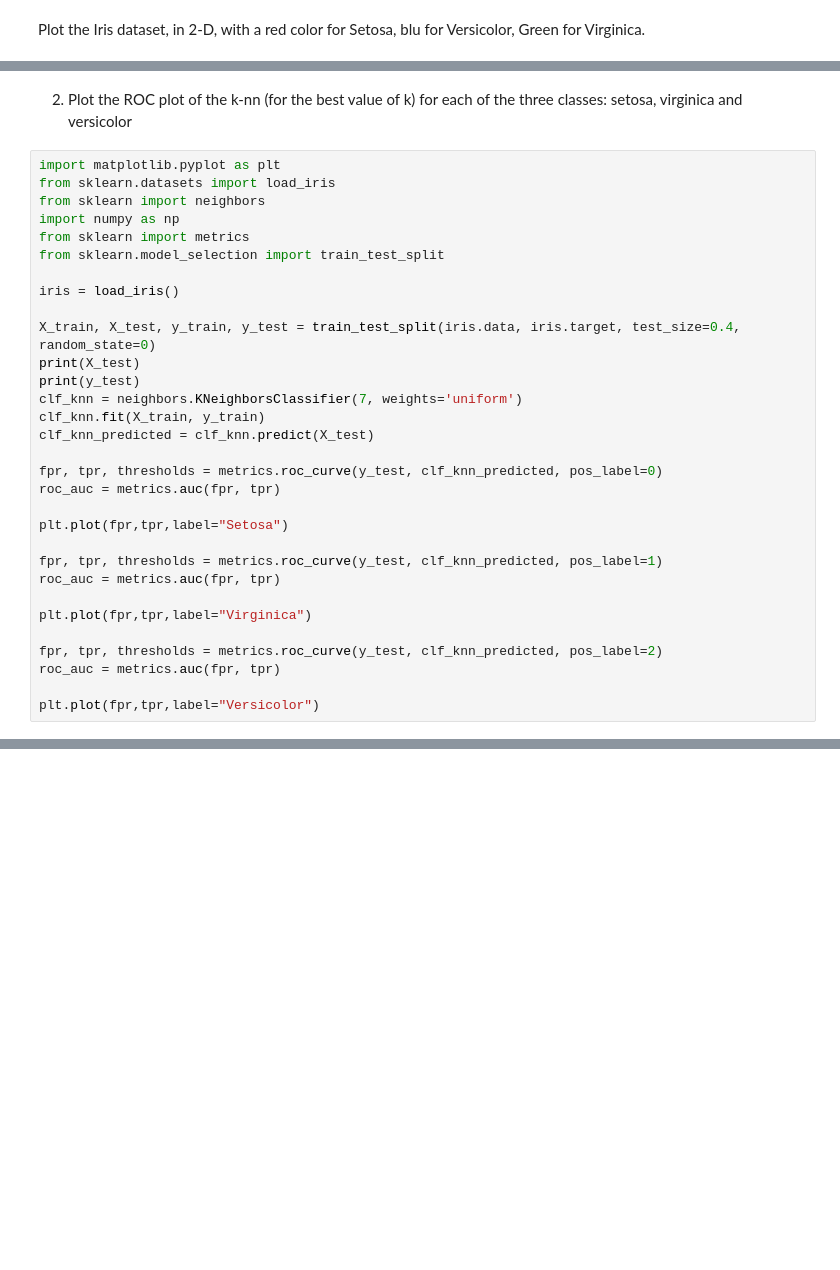
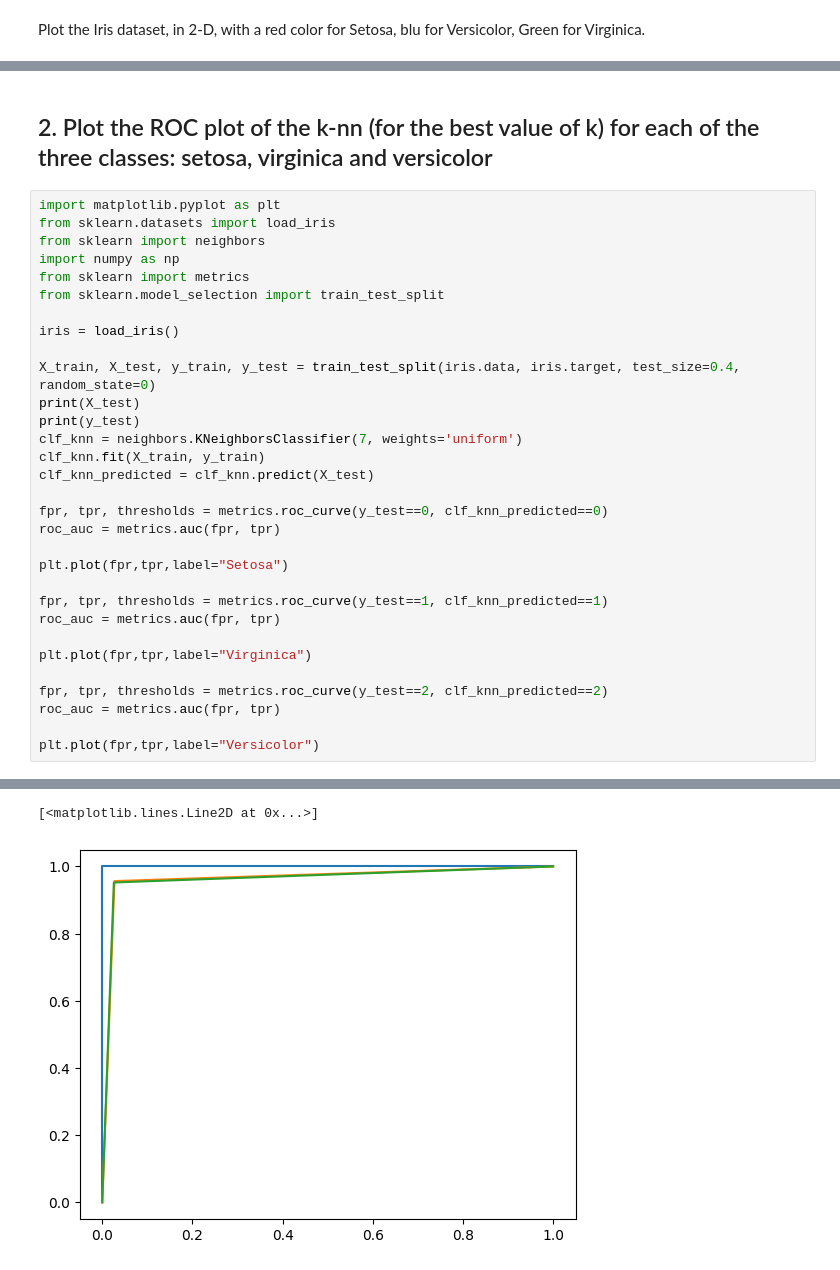
Before and after one commit to lorenzobotto/eserciziAaut, a Jupyter notebook: Meo/22-23/classification_iris_knn_aa_21_22.ipynb, the cells around one changed output, grey strips where cells are left out. Cells and saved outputs as stored; diff of their text form; blank space fills up the shorter version.

```diff
--- a/Meo/22-23/classification_iris_knn_aa_21_22.ipynb
+++ b/Meo/22-23/classification_iris_knn_aa_21_22.ipynb
@@ -243,5 +380,5 @@ for example in range(len(iris.data)):
 # %% [markdown]
-2. Plot the ROC plot of the k-nn (for the best value of k) for each of the three classes: setosa, virginica and versicolor
+## 2. Plot the ROC plot of the k-nn (for the best value of k) for each of the three classes: setosa, virginica and versicolor
 # %%
 import matplotlib.pyplot as plt
 from sklearn.datasets import load_iris
@@ -259,17 +396,18 @@ clf_knn = neighbors.KNeighborsClassifier(7, weights='uniform')
 clf_knn.fit(X_train, y_train)
 clf_knn_predicted = clf_knn.predict(X_test)
 
-fpr, tpr, thresholds = metrics.roc_curve(y_test, clf_knn_predicted, pos_label=0)
+fpr, tpr, thresholds = metrics.roc_curve(y_test==0, clf_knn_predicted==0)
 roc_auc = metrics.auc(fpr, tpr)
 
 plt.plot(fpr,tpr,label="Setosa")
 
-fpr, tpr, thresholds = metrics.roc_curve(y_test, clf_knn_predicted, pos_label=1)
+fpr, tpr, thresholds = metrics.roc_curve(y_test==1, clf_knn_predicted==1)
 roc_auc = metrics.auc(fpr, tpr)
 
 plt.plot(fpr,tpr,label="Virginica")
 
-fpr, tpr, thresholds = metrics.roc_curve(y_test, clf_knn_predicted, pos_label=2)
+fpr, tpr, thresholds = metrics.roc_curve(y_test==2, clf_knn_predicted==2)
 roc_auc = metrics.auc(fpr, tpr)
 
 plt.plot(fpr,tpr,label="Versicolor")
+# %% [output]
@@ -275,0 +431,2 @@ plt.plot(fpr,tpr,label="Versicolor")
+[<matplotlib.lines.Line2D at 0x...>]
+[figure, added]
```
Also changed, not shown: parts of 16 cells of this notebook, 4 other files.
